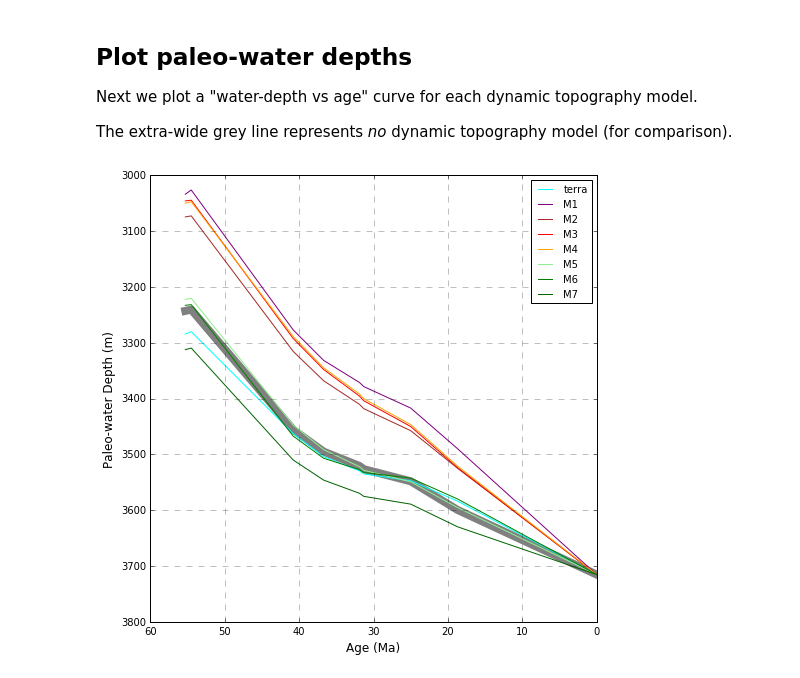
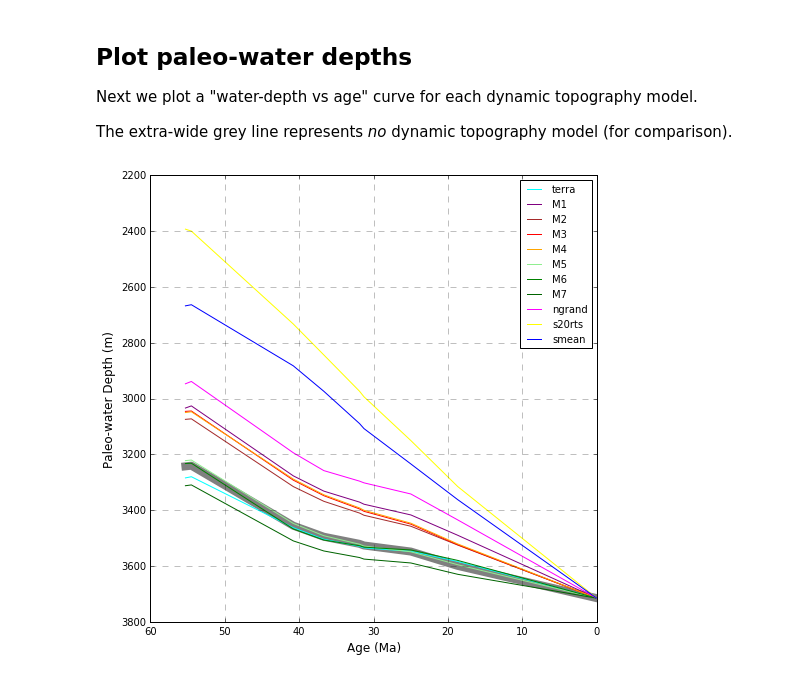
Before and after one commit to EarthByte/pyBacktrack, a Jupyter notebook: pybacktrack/notebooks/backtrack.ipynb, the cells around one changed output. Cells and saved outputs as stored; diff of their text form; code cells hidden in the pictures.

```diff
--- a/pybacktrack/notebooks/backtrack.ipynb
+++ b/pybacktrack/notebooks/backtrack.ipynb
@@ -23,12 +23,12 @@ Here we use the [pybacktrack.backtrack_well](https://pybacktrack.readthedocs.io/
 import pybacktrack
 
 # The ocean drill site file (specifying depths/ages/lithologies of its stratigraphic layers).
-well_filename = './ODP-114-699-Lithology.txt'
+well_filename = '../test_data/ODP-114-699-Lithology.txt'
 
 # All the dynamic topography models currently built into pyBacktrack.
 # We use None for the single case where no dynamic topography model is used.
 dynamic_topography_models = [
-    None, 'terra', 'M1', 'M2', 'M3', 'M4', 'M5', 'M6', 'M7']
+    None, 'terra', 'M1', 'M2', 'M3', 'M4', 'M5', 'M6', 'M7', 'ngrand', 's20rts', 'smean']
 
 # Create a "water-depth vs age" curve for each dynamic topography model.
 paleo_water_depth_models = []
@@ -61,33 +61,34 @@ import matplotlib.pyplot as plt
 # Choose a colour for each dynamic topography model.
 # We reserve grey for *no* model.
 model_colours = [
-    'grey', 'cyan', 'purple', 'brown', 'red', 'orange', 'lightgreen', 'green', 'darkgreen']
+    'grey', 'cyan', 'purple', 'brown', 'red', 'orange', 'lightgreen', 'green', 'darkgreen',
+    'magenta', 'yellow', 'blue']
 
 fig = plt.figure(figsize=(8,8))
 
 # Iterate over the paleo-water depth results calculated in the previous code block.
 for model_index in range(len(dynamic_topography_models)):
     # There is one set of ages and one set of paleo-water depths for each dynamic topography model.
     ages, water_depths = paleo_water_depth_models[model_index]
 
     # Plot the "water-depth vs age" curve for the *current* dynamic topography model.
     plt.plot(
         ages,
         water_depths,
         color=model_colours[model_index],
         label=dynamic_topography_models[model_index],
         # Use a wide line for the grey line representing *no* dynamic topography model.
         linewidth=1.0 if dynamic_topography_models[model_index] else 8.0)
 
 plt.gca().invert_xaxis()
 plt.gca().invert_yaxis()
 
 plt.ylabel('Paleo-water Depth (m)', fontsize=12)
 plt.xlabel('Age (Ma)', fontsize=12)
 plt.grid(linestyle='--',alpha=0.5)
 
 plt.legend(fontsize=10)
 
 plt.show()
 # %% [output]
-[figure, old version]
+[figure, new version]
```
Also changed, not shown: 1 other file.
